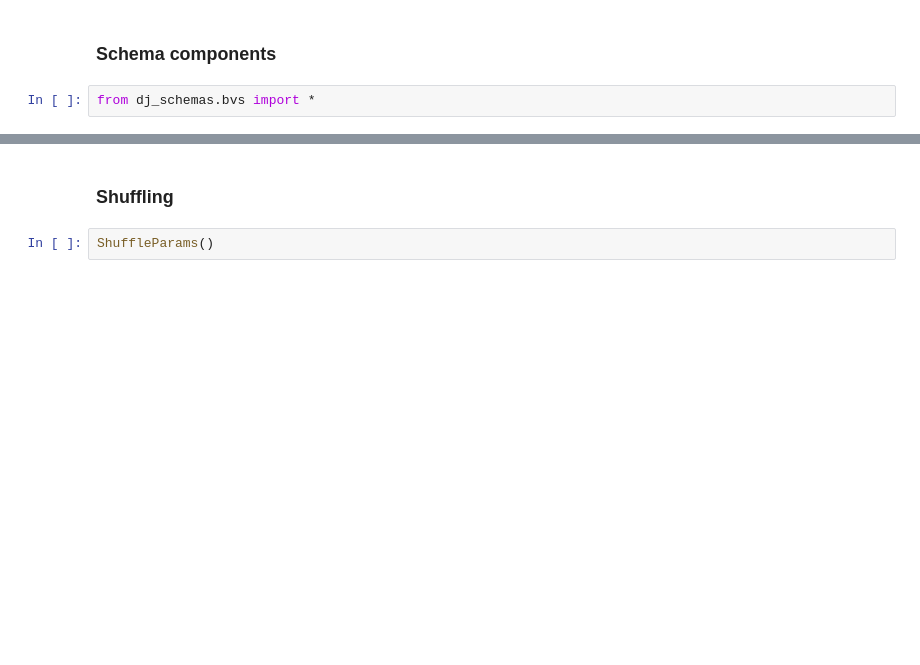
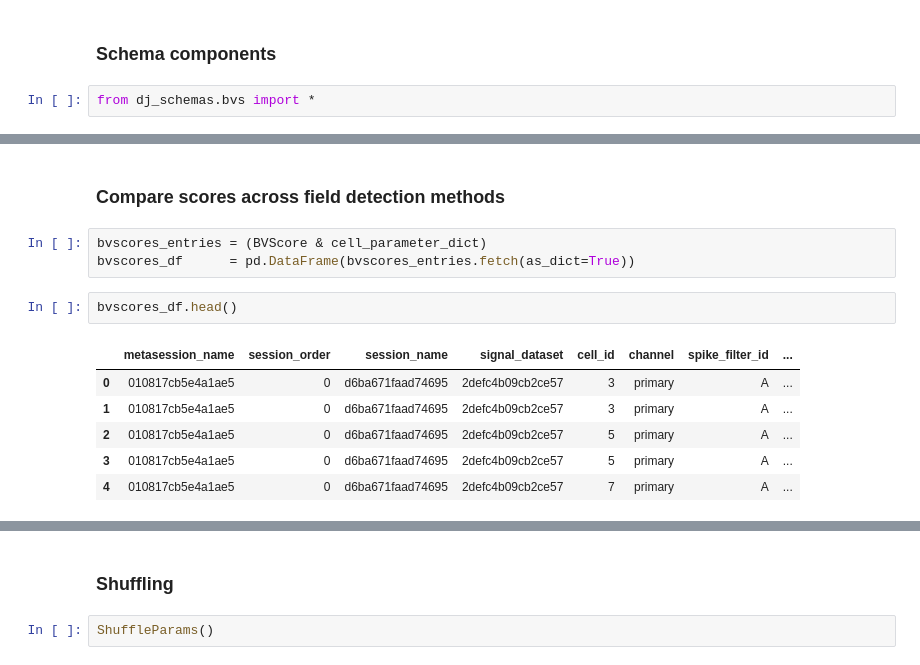
Before and after one commit to horsto/boundary_vector_score, a Jupyter notebook: BVS datajoint imaging.ipynb, the cells around one changed output, grey strips where cells are left out. Drawn from its saved outputs; the diff is of its cells as text; blank space fills up the shorter version.

```diff
--- a/BVS datajoint imaging.ipynb
+++ b/BVS datajoint imaging.ipynb
@@ -45,0 +62,14 @@ dj_schemas.bvs.BVScore
+# %% [markdown]
+### Compare scores across field detection methods
+# %%
+bvscores_entries = (BVScore & cell_parameter_dict)
+bvscores_df      = pd.DataFrame(bvscores_entries.fetch(as_dict=True))
+# %%
+bvscores_df.head()
+# %% [output]
+|  | metasession_name | session_order | session_name | signal_dataset | cell_id | channel | spike_filter_id | ... |
+| 0 | 010817cb5e4a1ae5 | 0 | d6ba671faad74695 | 2defc4b09cb2ce57 | 3 | primary | A | ... |
+| 1 | 010817cb5e4a1ae5 | 0 | d6ba671faad74695 | 2defc4b09cb2ce57 | 3 | primary | A | ... |
+| 2 | 010817cb5e4a1ae5 | 0 | d6ba671faad74695 | 2defc4b09cb2ce57 | 5 | primary | A | ... |
+| 3 | 010817cb5e4a1ae5 | 0 | d6ba671faad74695 | 2defc4b09cb2ce57 | 5 | primary | A | ... |
+| 4 | 010817cb5e4a1ae5 | 0 | d6ba671faad74695 | 2defc4b09cb2ce57 | 7 | primary | A | ... |
```
Also changed, not shown: parts of 22 cells of this notebook, 4 other files.
